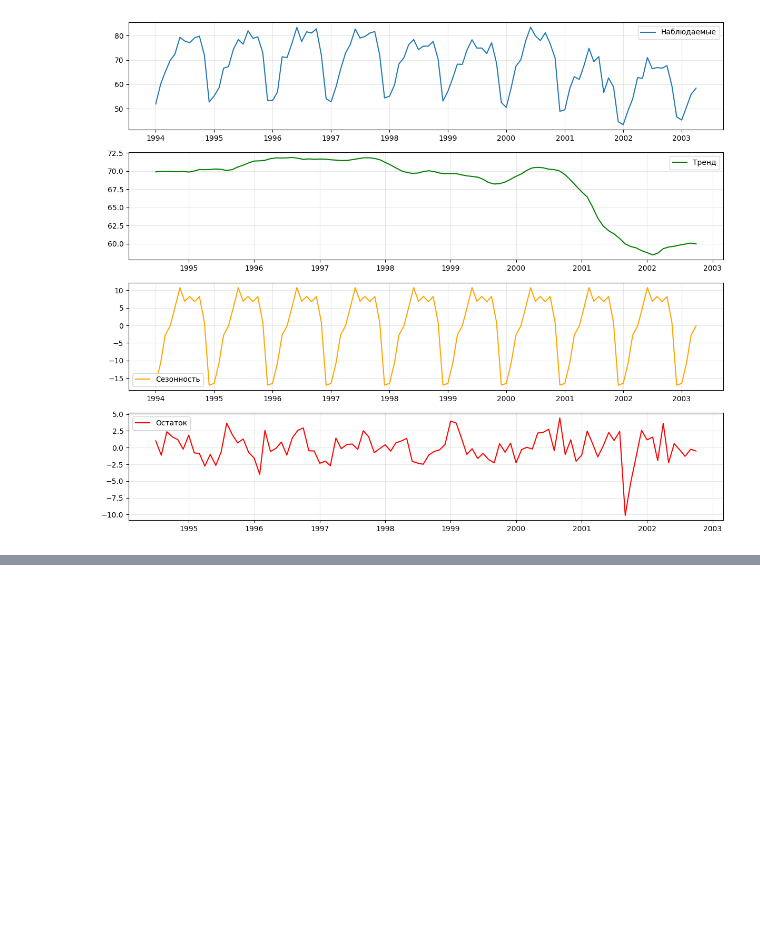
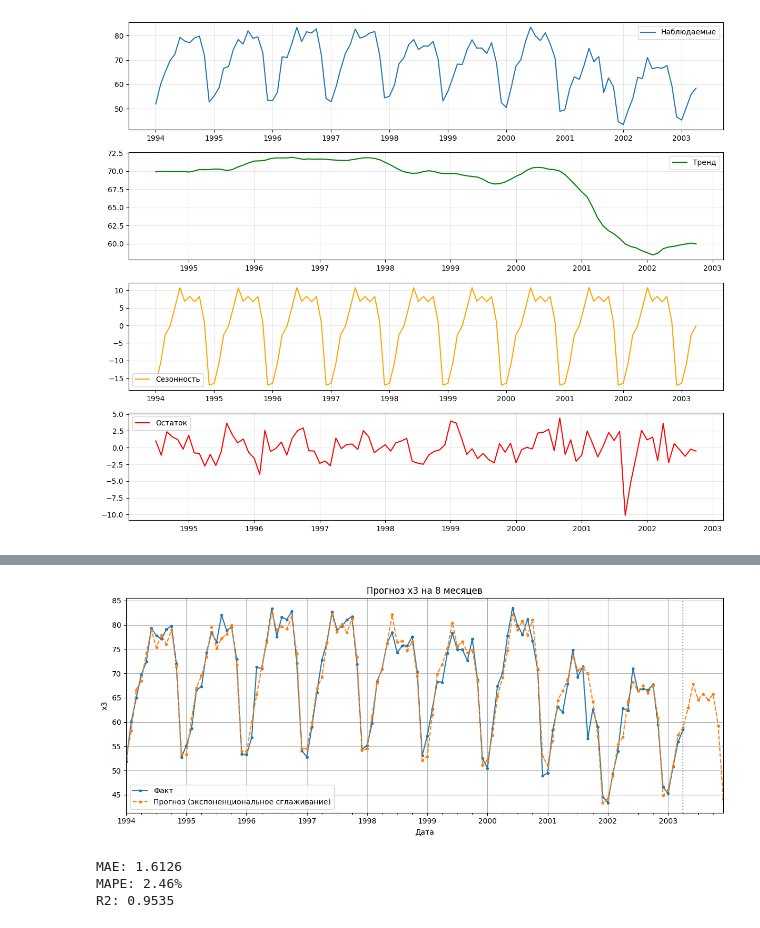
Before and after one commit to mshsvnv/ITMO_data_analysis, a Jupyter notebook: sem_02/lab_03/main.ipynb, the cells around one changed output, grey strips where cells are left out. Cells and saved outputs as stored; diff of their text form; code cells hidden in the pictures; blank space fills up the shorter version.

```diff
--- a/sem_02/lab_03/main.ipynb
+++ b/sem_02/lab_03/main.ipynb
@@ -167,0 +207,10 @@ plt.show()
+# %%
+fit1 = ExponentialSmoothing(
+    y,
+    seasonal_periods = 12,
+    trend = 'additive',
+    seasonal='multiplicative',
+    damped_trend = True).fit()
+
+forecast_exp = fit1.predict(0, 119)
+forecast_exp
@@ -167,0 +230,40 @@ plt.show()
+# %%
+# визуализация прогноза
+fig, ax = plt.subplots(figsize = (12, 5))
+
+y.plot(ax = ax, label = 'Факт', grid = True, linewidth = 1.5, marker = 'o', markersize = 3)
+forecast_exp.plot(
+    ax = ax,
+    label = 'Прогноз (экспоненциональное сглаживание)',
+    linewidth = 1.5,
+    linestyle = '--',
+    marker = 'o',
+    markersize = 3,
+    grid = True,
+)
+
+ax.axvline(y.index.max(), color='gray', linestyle=':', alpha=0.7)
+ax.set_title('Прогноз x3 на 8 месяцев')
+ax.set_xlabel('Дата')
+ax.set_ylabel('x3')
+ax.legend()
+plt.tight_layout()
+plt.show()
+# %% [output]
+[figure, added]
+# %%
+actual = y
+predicted = forecast_exp[:112]
+
+# метрики
+mae = mean_absolute_error(actual, predicted)
+mape = mean_absolute_percentage_error(actual, predicted)
+r2 = r2_score(actual, predicted)
+
+print(f"MAE: {mae:.4f}")
+print(f"MAPE: {mape:.2%}")
+print(f"R2: {r2:.4f}")
+# %% [output]
+MAE: 1.6126
+MAPE: 2.46%
+R2: 0.9535
```
Also changed, not shown: parts of 7 cells of this notebook.
